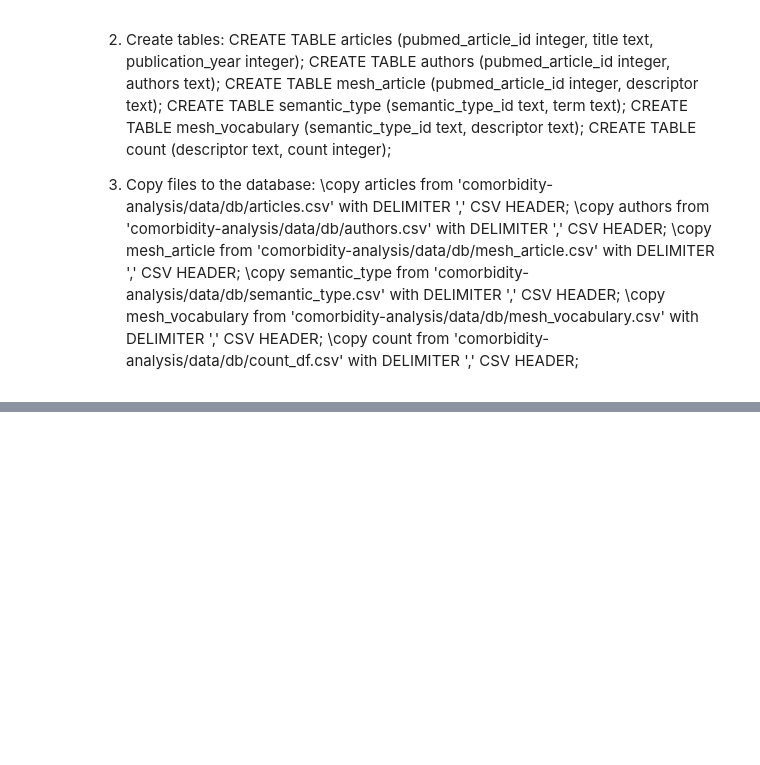
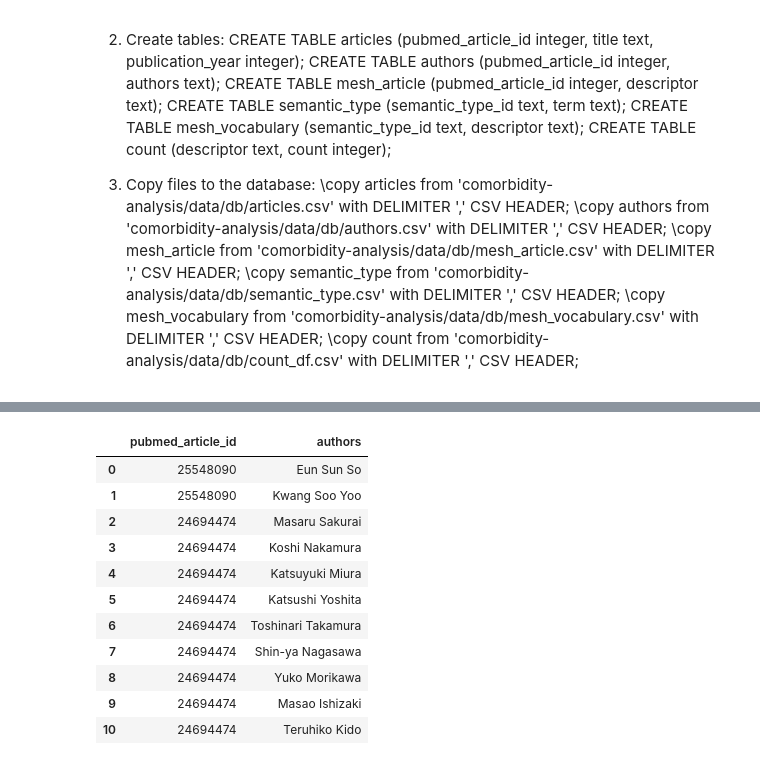
Before and after one commit to HolgerKunz/comorbidity-analysis, a Jupyter notebook: comorbidity-analysis.ipynb, the cells around one changed output, grey strips where cells are left out. Saved outputs shown, nothing was run; the diff lists cells and outputs as text; code cells hidden in the pictures; blank space fills up the shorter version.

```diff
--- a/comorbidity-analysis.ipynb
+++ b/comorbidity-analysis.ipynb
@@ -704,0 +708,15 @@ dshape("""{
+# %%
+db.authors
+# %% [output]
+|  | pubmed_article_id | authors |
+| 0 | 25548090 | Eun Sun So |
+| 1 | 25548090 | Kwang Soo Yoo |
+| 2 | 24694474 | Masaru Sakurai |
+| 3 | 24694474 | Koshi Nakamura |
+| 4 | 24694474 | Katsuyuki Miura |
+| 5 | 24694474 | Katsushi Yoshita |
+| 6 | 24694474 | Toshinari Takamura |
+| 7 | 24694474 | Shin-ya Nagasawa |
+| 8 | 24694474 | Yuko Morikawa |
+| 9 | 24694474 | Masao Ishizaki |
+| 10 | 24694474 | Teruhiko Kido |
```
Also changed, not shown: parts of 11 cells of this notebook, 1 other file.
